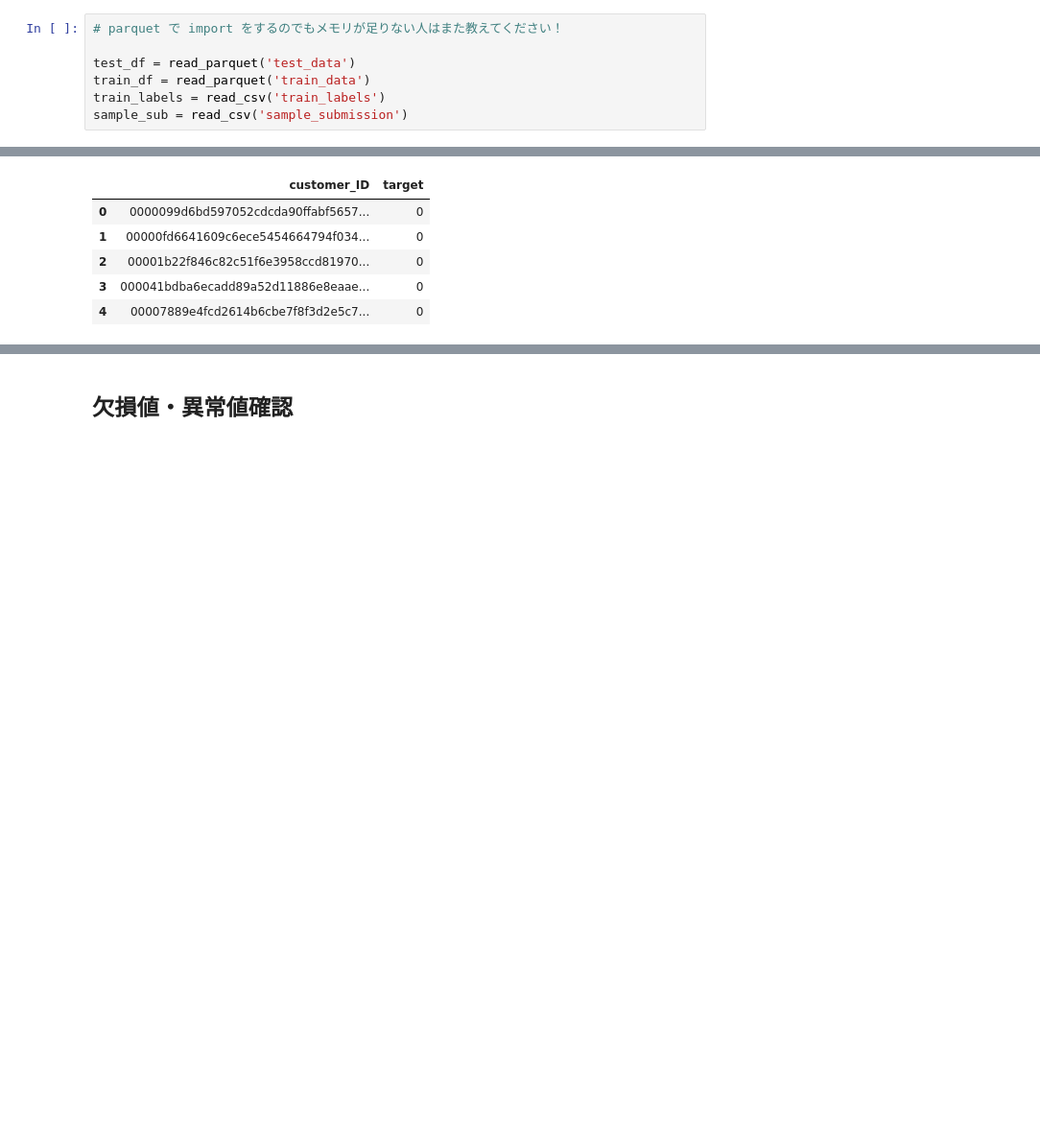
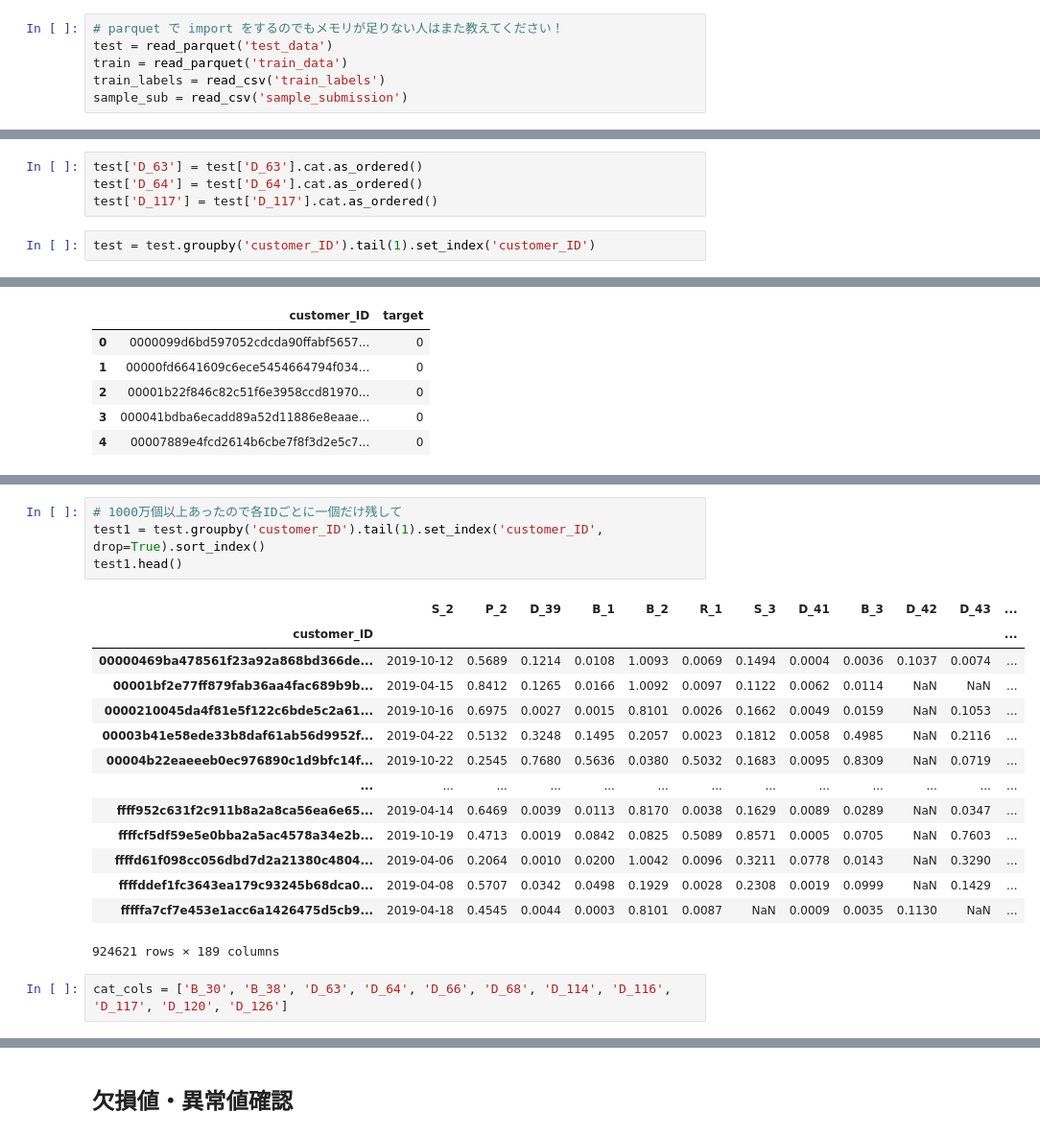
Before and after one commit to idsts2670/kaggle, a Jupyter notebook: amex-default-prediction/amex-default-prediction_v1.ipynb, the cells around one changed output, grey strips where cells are left out. Shown at 96% size. Cells and saved outputs as stored; diff of their text form; blank space fills up the shorter version.

```diff
--- a/amex-default-prediction/amex-default-prediction_v1.ipynb
+++ b/amex-default-prediction/amex-default-prediction_v1.ipynb
@@ -195,9 +190,8 @@ def read_parquet(name, **kwrgs):
 * [parquetデータを使用したEDA](https://www.kaggle.com/code/odins0n/amex-default-prediction-detailed-eda)
 # %%
 # parquet で import をするのでもメモリが足りない人はまた教えてください！
-
-test_df = read_parquet('test_data')
-train_df = read_parquet('train_data')
+test = read_parquet('test_data')
+train = read_parquet('train_data')
 train_labels = read_csv('train_labels')
 sample_sub = read_csv('sample_submission')
 # %% [output]
@@ -264,3 +276,9 @@ test_df.head()
+# %%
+test['D_63'] = test['D_63'].cat.as_ordered()
+test['D_64'] = test['D_64'].cat.as_ordered()
+test['D_117'] = test['D_117'].cat.as_ordered()
+# %%
+test = test.groupby('customer_ID').tail(1).set_index('customer_ID')
 # %%
 train_labels.head()
 # %% [output]
@@ -272,0 +304,21 @@ train_labels.head()
+# %%
+# 1000万個以上あったので各IDごとに一個だけ残して
+test1 = test.groupby('customer_ID').tail(1).set_index('customer_ID', drop=True).sort_index()
+test1.head()
+# %% [output]
+|  | S_2 | P_2 | D_39 | B_1 | B_2 | R_1 | S_3 | D_41 | B_3 | D_42 | D_43 | ... |
+| customer_ID |  |  |  |  |  |  |  |  |  |  |  | ... |
+| 00000469ba478561f23a92a868bd366de... | 2019-10-12 | 0.5689 | 0.1214 | 0.0108 | 1.0093 | 0.0069 | 0.1494 | 0.0004 | 0.0036 | 0.1037 | 0.0074 | ... |
+| 00001bf2e77ff879fab36aa4fac689b9b... | 2019-04-15 | 0.8412 | 0.1265 | 0.0166 | 1.0092 | 0.0097 | 0.1122 | 0.0062 | 0.0114 | NaN | NaN | ... |
+| 0000210045da4f81e5f122c6bde5c2a61... | 2019-10-16 | 0.6975 | 0.0027 | 0.0015 | 0.8101 | 0.0026 | 0.1662 | 0.0049 | 0.0159 | NaN | 0.1053 | ... |
+| 00003b41e58ede33b8daf61ab56d9952f... | 2019-04-22 | 0.5132 | 0.3248 | 0.1495 | 0.2057 | 0.0023 | 0.1812 | 0.0058 | 0.4985 | NaN | 0.2116 | ... |
+| 00004b22eaeeeb0ec976890c1d9bfc14f... | 2019-10-22 | 0.2545 | 0.7680 | 0.5636 | 0.0380 | 0.5032 | 0.1683 | 0.0095 | 0.8309 | NaN | 0.0719 | ... |
+| ... | ... | ... | ... | ... | ... | ... | ... | ... | ... | ... | ... | ... |
+| ffff952c631f2c911b8a2a8ca56ea6e65... | 2019-04-14 | 0.6469 | 0.0039 | 0.0113 | 0.8170 | 0.0038 | 0.1629 | 0.0089 | 0.0289 | NaN | 0.0347 | ... |
+| ffffcf5df59e5e0bba2a5ac4578a34e2b... | 2019-10-19 | 0.4713 | 0.0019 | 0.0842 | 0.0825 | 0.5089 | 0.8571 | 0.0005 | 0.0705 | NaN | 0.7603 | ... |
+| ffffd61f098cc056dbd7d2a21380c4804... | 2019-04-06 | 0.2064 | 0.0010 | 0.0200 | 1.0042 | 0.0096 | 0.3211 | 0.0778 | 0.0143 | NaN | 0.3290 | ... |
+| ffffddef1fc3643ea179c93245b68dca0... | 2019-04-08 | 0.5707 | 0.0342 | 0.0498 | 0.1929 | 0.0028 | 0.2308 | 0.0019 | 0.0999 | NaN | 0.1429 | ... |
+| fffffa7cf7e453e1acc6a1426475d5cb9... | 2019-04-18 | 0.4545 | 0.0044 | 0.0003 | 0.8101 | 0.0087 | NaN | 0.0009 | 0.0035 | 0.1130 | NaN | ... |
+924621 rows × 189 columns
+# %%
+cat_cols = ['B_30', 'B_38', 'D_63', 'D_64', 'D_66', 'D_68', 'D_114', 'D_116', 'D_117', 'D_120', 'D_126']
```
Also changed, not shown: parts of 20 cells of this notebook.
